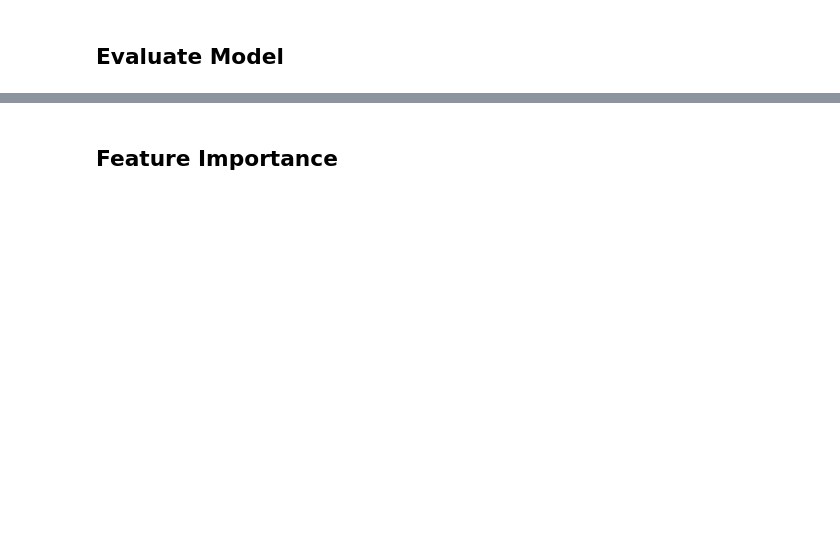
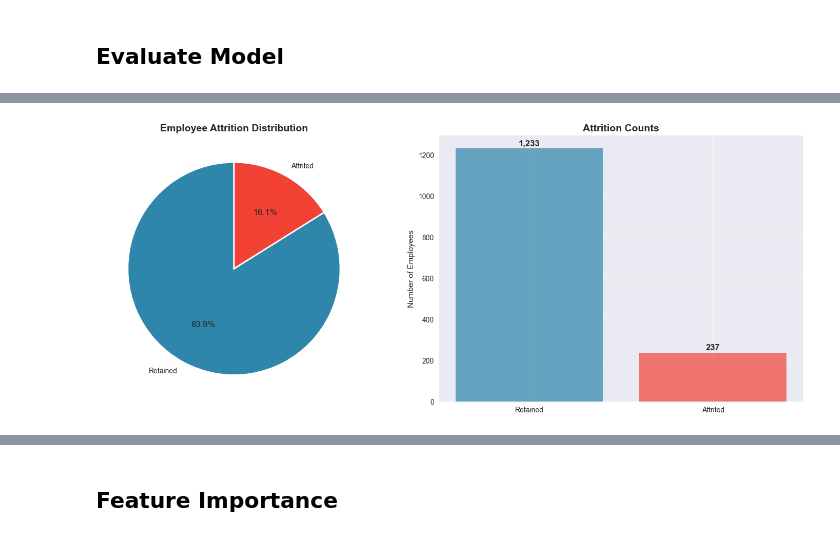
Before and after one commit to bkdubey/IIT_madras_AI_ML__practise_and_assignment, a Jupyter notebook: capstone_graded_project/week7_mini_project/submission/week_7_graded_mini_project_brajkishore/week7_employee_attrition_analysis.ipynb, the cells around one changed output, grey strips where cells are left out. Saved outputs shown, nothing was run; the diff lists cells and outputs as text; code cells hidden in the pictures; blank space fills up the shorter version.

```diff
--- a/capstone_graded_project/week7_mini_project/submission/week_7_graded_mini_project_brajkishore/week7_employee_attrition_analysis.ipynb
+++ b/capstone_graded_project/week7_mini_project/submission/week_7_graded_mini_project_brajkishore/week7_employee_attrition_analysis.ipynb
@@ -168,0 +885,74 @@ Best model selected by F1 Score: SVM (RBF)
+# %%
+# =============================================================================
+# CLASS IMBALANCE ANALYSIS
+# =============================================================================
+
+print(" CLASS IMBALANCE ANALYSIS")
+print("=" * 50)
+
+# Calculate class distribution statistics
+attrition_counts = y.value_counts()
+total_employees = len(y)
+attrition_rate = attrition_counts[1] / total_employees
+retention_rate = attrition_counts[0] / total_employees
+imbalance_ratio = attrition_counts[1] / attrition_counts[0]
+
+print(" CLASS DISTRIBUTION STATISTICS:")
+print(f"  Total Employees: {total_employees}")
+print(f"  Retained (No Attrition): {attrition_counts[0]} ({retention_rate*100:.1f}%)")
+print(f"  Attrited (Yes Attrition): {attrition_counts[1]} ({attrition_rate*100:.1f}%)")
+print(f"  Imbalance Ratio: {imbalance_ratio:.3f} (minority:majority)")
+print(f"  Severity: {'Severe' if imbalance_ratio < 0.2 else 'Moderate' if imbalance_ratio < 0.5 else 'Mild'}")
+
+# Theoretical baseline accuracy
+baseline_accuracy = retention_rate * 100
+print("\n BASELINE MODEL ANALYSIS:")
+print(f"  Naïve Baseline (predict all 'No'): {baseline_accuracy:.1f}% accuracy")
+print("  This demonstrates why accuracy alone is misleading for imbalanced datasets")
+
+# Visualize class distribution
+fig, (ax1, ax2) = plt.subplots(1, 2, figsize=(15, 6))
+
+# Pie chart
+colors = ['#2E86AB', '#F24236']
+ax1.pie(attrition_counts, labels=['Retained', 'Attrited'], autopct='%1.1f%%',
+        colors=colors, startangle=90, wedgeprops={'edgecolor': 'white', 'linewidth': 2})
+ax1.set_title('Employee Attrition Distribution', fontsize=14, fontweight='bold')
+
+# Bar chart with counts
+bars = ax2.bar(['Retained', 'Attrited'], attrition_counts.values, color=colors, alpha=0.7)
+ax2.set_title('Attrition Counts', fontsize=14, fontweight='bold')
+ax2.set_ylabel('Number of Employees')
+ax2.grid(axis='y', alpha=0.3)
+
+# Add value labels on bars
+for bar, count in zip(bars, attrition_counts.values):
+    ax2.text(bar.get_x() + bar.get_width()/2, bar.get_height() + 5,
+             f'{count:,}', ha='center', va='bottom', fontweight='bold')
+
+plt.tight_layout()
+plt.show()
+
+# Evaluation metrics justification
+print("\n📏 EVALUATION METRICS JUSTIFICATION:")
+print("  " + "="*48)
+print("  METRIC      | PURPOSE                          | WHY IMPORTANT")
+print("  " + "-"*48)
+print("  Accuracy    | Overall correctness              | Baseline comparison")
+print("  Precision   | True Positives / Predicted Pos  | Minimize false alarms")
+print("  Recall      | True Positives / Actual Pos      | Minimize missed cases")
+print("  F1 Score    | Harmonic mean P&R                | Balance both errors")
+print("  " + "="*48)
+
+print("\n BUSINESS IMPACT OF METRICS:")
+print("  • High Precision: Reduces unnecessary retention interventions")
+print("  • High Recall: Ensures at-risk employees are identified")
+print("  • High F1 Score: Optimal balance for resource allocation")
+
+# Class imbalance mitigation strategies employed
+print("\n  IMBALANCE MITIGATION STRATEGIES:")
+print("  ✓ Stratified train-test split (preserves class ratios)")
+print("  ✓ Class-weighted algorithms (penalizes minority misclassification)")
+print("  ✓ F1 Score optimization (balances precision and recall)")
+print("  ✓ Cross-validation (ensures stable performance estimates)")
+# %% [output]
@@ -168,0 +971 @@ Best model selected by F1 Score: SVM (RBF)
+[figure, added]
```
Also changed, not shown: parts of 39 cells of this notebook, 2 other files.
